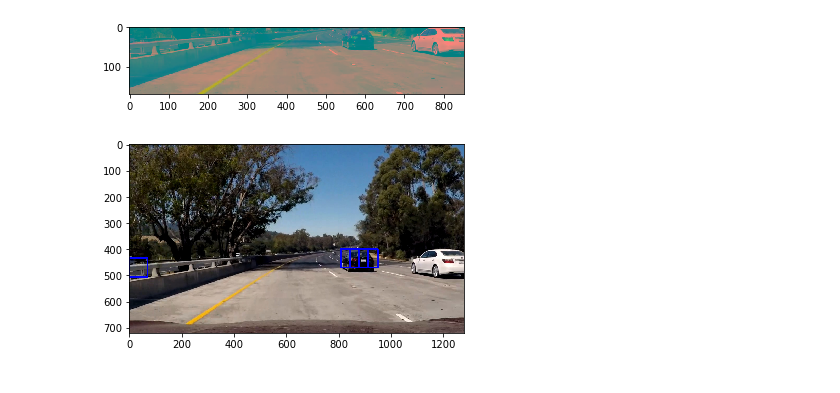
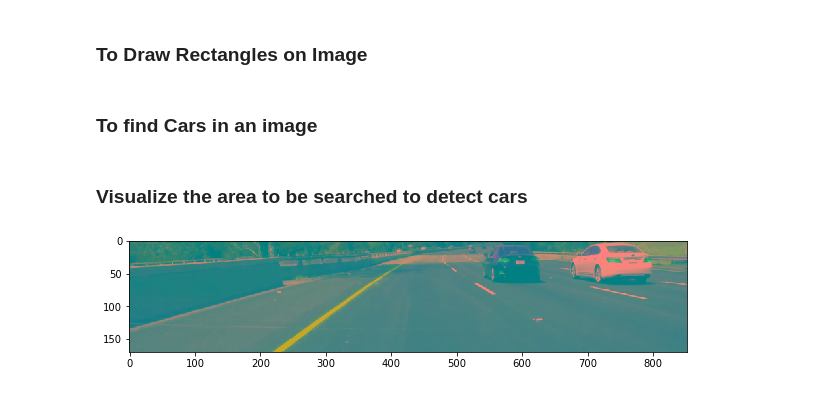
Before and after one commit to vikasmalik22/CarND-Vehicle-Detection, a Jupyter notebook: Vehicle_Detection_Tracking.ipynb, the cells around one changed output. Drawn from its saved outputs; the diff is of its cells as text; code cells hidden in the pictures.

```diff
--- a/Vehicle_Detection_Tracking.ipynb
+++ b/Vehicle_Detection_Tracking.ipynb
@@ -136,0 +64,13 @@ of size:  (64, 64, 3)  and data type: float32
+# %%
+fig, axs = plt.subplots(1,8, figsize=(16, 16))
+fig.subplots_adjust(hspace = .002, wspace=.001)
+axs = axs.ravel()
+
+# Step through the list and search for chessboard corners
+for i in np.arange(0, 8):
+    img = cv2.imread(car_images[np.random.randint(0,len(cars))])
+    img = cv2.cvtColor(img,cv2.COLOR_BGR2RGB)
+    axs[i].axis('off')
+    axs[i].set_title('car', fontsize=10)
+    axs[i].imshow(img)
+plt.show()
@@ -136,0 +79,13 @@ of size:  (64, 64, 3)  and data type: float32
+# %%
+fig, axs = plt.subplots(1,8, figsize=(16, 16))
+fig.subplots_adjust(hspace = .002, wspace=.001)
+axs = axs.ravel()
+
+# Step through the list and search for chessboard corners
+for i in np.arange(0,8):
+    img = cv2.imread(noncar_images[np.random.randint(0,len(notcars))])
+    img = cv2.cvtColor(img,cv2.COLOR_BGR2RGB)
+    axs[i].axis('off')
+    axs[i].set_title('not-car', fontsize=10)
+    axs[i].imshow(img)
+plt.show()
@@ -459,0 +347,2 @@ plt.show()
+# %% [markdown]
+### To Draw Rectangles on Image
@@ -460,3 +360,5 @@ plt.show()
+# %% [markdown]
+### To find Cars in an image
 # %%
 def convert_color(img, conv='RGB2YCrCb'):
     if conv == 'RGB2YCrCb':
@@ -469,6 +371,8 @@ def convert_color(img, conv='RGB2YCrCb'):
         return cv2.cvtColor(img, cv2.COLOR_RGB2HSV)
     if conv == 'RGB2HLS':
         return cv2.cvtColor(img, cv2.COLOR_RGB2HLS)
+    if conv == 'RGB2YUV':
+        return cv2.cvtColor(img, cv2.COLOR_RGB2YUV)
 
 # Define a single function that can extract features using hog sub-sampling and make predictions
 def find_cars(img, ystart, ystop, scale, svc, X_scaler, orient, pix_per_cell, cell_per_block, spatial_size, hist_bins):
@@ -535,6 +439,7 @@ def find_cars(img, ystart, ystop, scale, svc, X_scaler, orient, pix_per_cell, ce
             # Scale features and make a prediction
             test_features = X_scaler.transform(np.hstack((spatial_features, hist_features, hog_features)).reshape(1, -1))
             #test_features = X_scaler.transform(np.hstack((shape_feat, hist_feat)).reshape(1, -1))
+            #test_features = X_scaler.transform(np.hstack((hog_features)).reshape(1, -1))
             test_prediction = svc.predict(test_features)
 
             if test_prediction == 1:
@@ -545,30 +450,22 @@ def find_cars(img, ystart, ystop, scale, svc, X_scaler, orient, pix_per_cell, ce
                 #cv2.rectangle(draw_img,(xbox_left, ytop_draw+ystart),(xbox_left+win_draw,ytop_draw+win_draw+ystart),(0,0,255),6)
 
     return window_list
+# %% [markdown]
+### Visualize the area to be searched to detect cars
 # %%
-img = mpimg.imread('frame0.jpg')
+img = mpimg.imread('test_images/test6.jpg')
 
 draw_img = np.copy(img)
 # img = img.astype(np.float32)/255
 
 scale = 1.5
 img_tosearch = img[400:656,:,:]
 
 ctrans_tosearch = convert_color(img_tosearch, conv='RGB2YCrCb')
 imshape = ctrans_tosearch.shape
 ctrans_tosearch = cv2.resize(ctrans_tosearch, (np.int(imshape[1]/scale), np.int(imshape[0]/scale)))
+plt.figure(figsize=(10,10))
 plt.imshow(ctrans_tosearch)
 plt.show()
 # %% [output]
-[figure, old version]
+[figure, new version]
-# %%
-ystart = 400
-ystop = 660
-scale = 1.1
-
-hot_windows1 = find_cars(img, ystart, ystop, scale, svc, X_scaler, orient, pix_per_cell, cell_per_block, spatial_size, hist_bins)
-out_img = draw_boxes(img, hot_windows1, color=(0, 0, 255), thick=6)
-plt.imshow(out_img)
-plt.show()
-# %% [output]
-[figure, removed]
```
Also changed, not shown: parts of 69 cells of this notebook, 3 other files.
